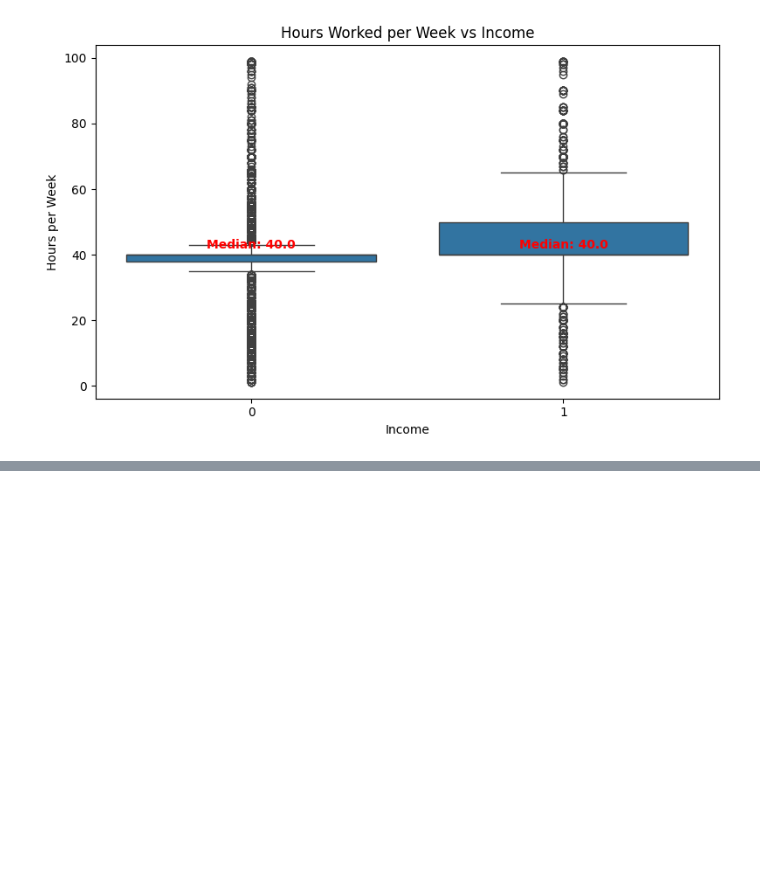
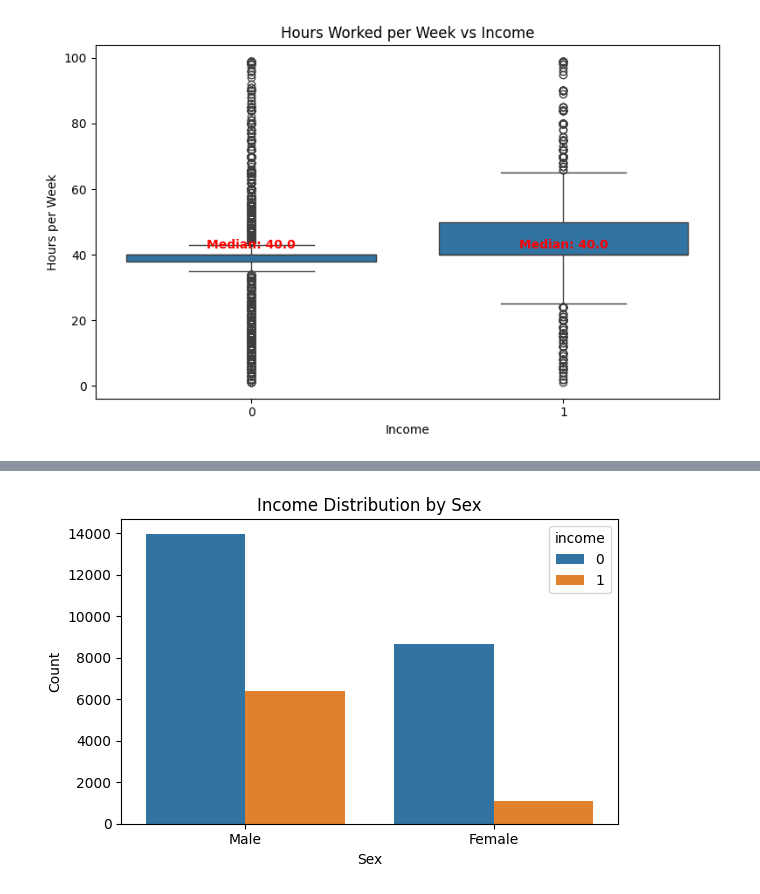
Before and after one commit to vijaivimu/SDS-CP034-incomeinsight, a Jupyter notebook: submissions/team-members/Vijai/02_eda_income_insights.ipynb, the cells around one changed output, grey strips where cells are left out. Saved outputs shown, nothing was run; the diff lists cells and outputs as text; code cells hidden in the pictures; blank space fills up the shorter version.

```diff
--- a/submissions/team-members/Vijai/02_eda_income_insights.ipynb
+++ b/submissions/team-members/Vijai/02_eda_income_insights.ipynb
@@ -184,0 +205,12 @@ plt.show()
+# %%
+# Plot: sex vs income
+plt.figure(figsize=(6, 4))
+sns.countplot(data=df_cleaned, x='sex', hue='income', order=df_cleaned['sex'].value_counts().index)
+plt.title("Income Distribution by Sex")
+plt.xlabel("Sex")
+plt.ylabel("Count")
+plt.tight_layout()
+plt.savefig("charts/question3_income_by_sex.png", bbox_inches='tight')
+plt.show()
+# %% [output]
+[figure, added]
```
Also changed, not shown: parts of 2 cells of this notebook, 4 other files.
